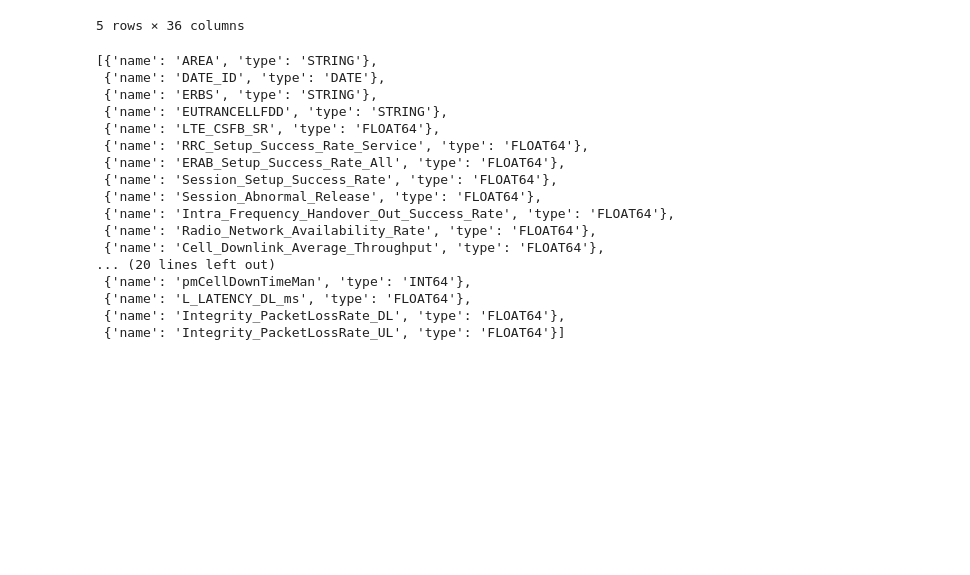
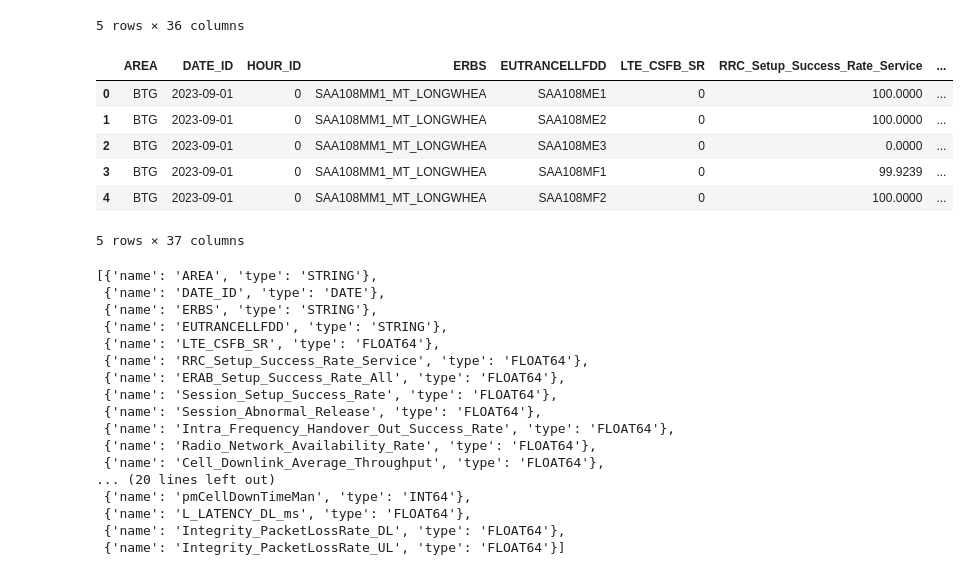
Before and after one commit to darren7753/4g_monitoring, a Jupyter notebook: data_storing.ipynb, the cells around one changed output. Saved outputs shown, nothing was run; the diff lists cells and outputs as text; code cells hidden in the pictures; blank space fills up the shorter version.

```diff
--- a/data_storing.ipynb
+++ b/data_storing.ipynb
@@ -38,6 +49,23 @@ df.head()
 | 3 | BPP | 2023-05-01 | BPP002MM1_GUNUNG_GUNTUR | BPP002MT1 | 0.0 | 99.57377 | 99.46474 | ... |
 | 4 | BPP | 2023-05-01 | BPP002MM1_GUNUNG_GUNTUR | BPP002MT2 | 0.0 | 99.24931 | 99.09149 | ... |
 5 rows × 36 columns
+# %%
+df_hourly.columns = df_hourly.columns.str.replace(" ", "_").str.replace("[()]", "", regex=True).str.replace("-", "_")
+
+df_hourly["DATE_ID"] = pd.to_datetime(df_hourly["DATE_ID"])
+
+for i in ["DL_Resource_Block_Utilizing_Rate", "UL_Resource_Block_Utilizing_Rate", "inter_freq_HO", "UL_RSSI_dbm", "SE_2", "Average_CQI_nonHOME", "volte_traffic_erl", "volte_payload_DL", "volte_payload_UL"]:
+    df_hourly[i] = pd.to_numeric(df_hourly[i], errors="coerce")
+
+df_hourly.head()
+# %% [output]
+|  | AREA | DATE_ID | HOUR_ID | ERBS | EUTRANCELLFDD | LTE_CSFB_SR | RRC_Setup_Success_Rate_Service | ... |
+| 0 | BTG | 2023-09-01 | 0 | SAA108MM1_MT_LONGWHEA | SAA108ME1 | 0 | 100.0000 | ... |
+| 1 | BTG | 2023-09-01 | 0 | SAA108MM1_MT_LONGWHEA | SAA108ME2 | 0 | 100.0000 | ... |
+| 2 | BTG | 2023-09-01 | 0 | SAA108MM1_MT_LONGWHEA | SAA108ME3 | 0 | 0.0000 | ... |
+| 3 | BTG | 2023-09-01 | 0 | SAA108MM1_MT_LONGWHEA | SAA108MF1 | 0 | 99.9239 | ... |
+| 4 | BTG | 2023-09-01 | 0 | SAA108MM1_MT_LONGWHEA | SAA108MF2 | 0 | 100.0000 | ... |
+5 rows × 37 columns
 # %%
 def dtype_to_schema(dtype):
     if dtype == "object":
```
Also changed, not shown: parts of 5 cells of this notebook, 6 other files.
